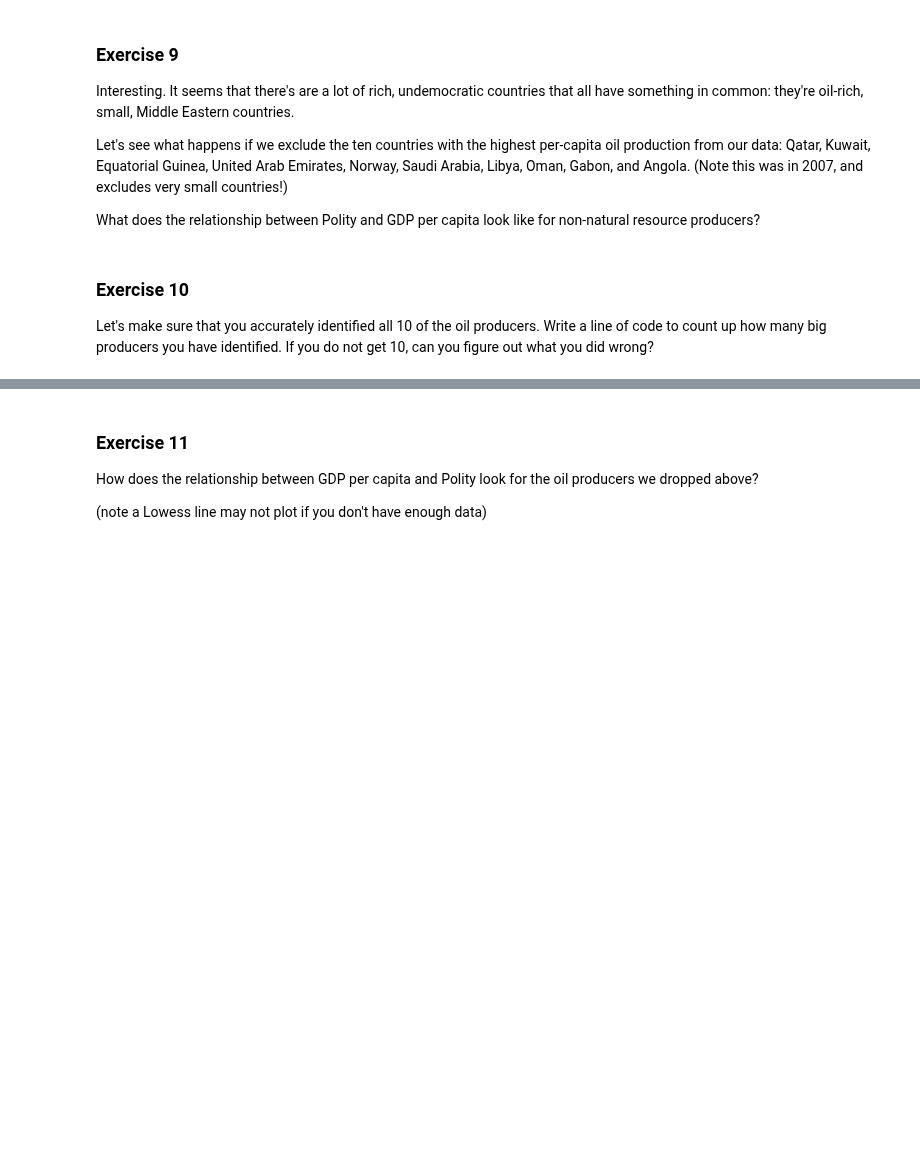
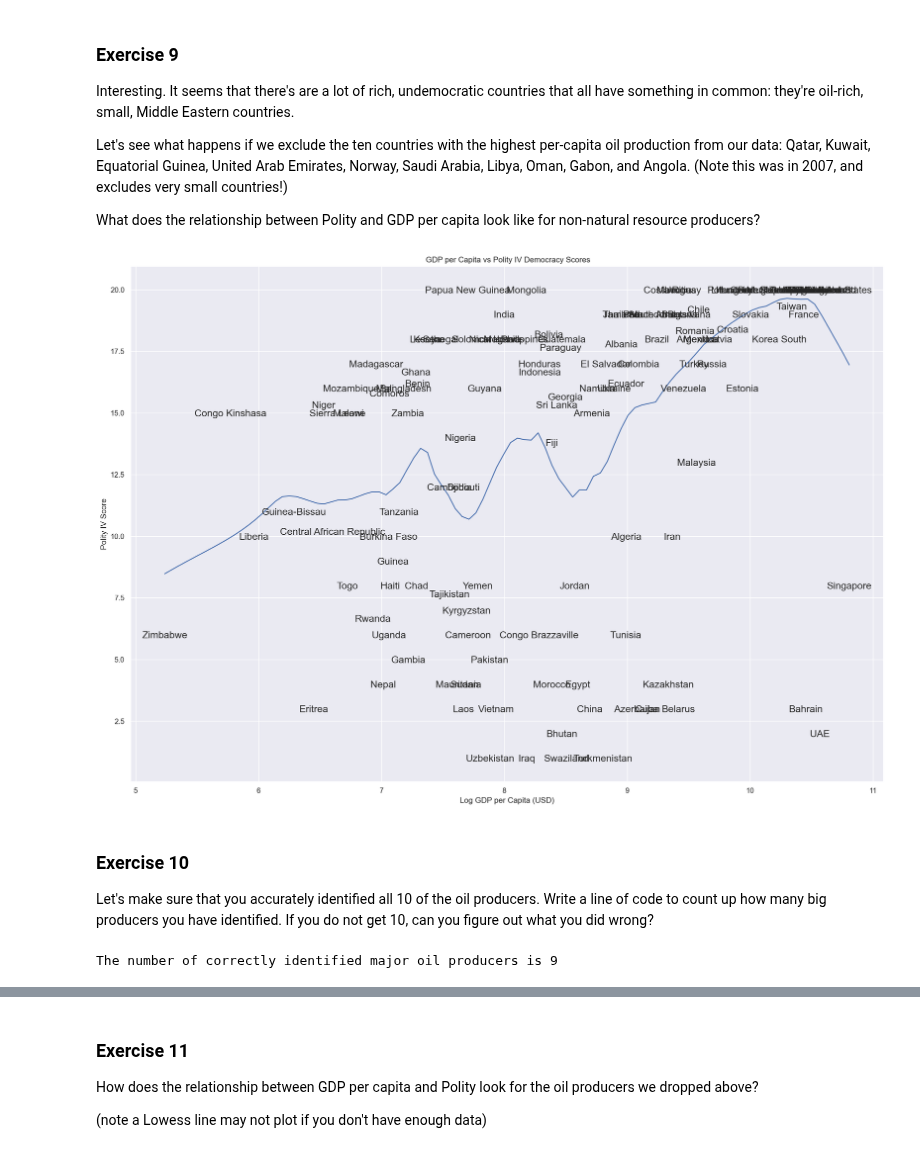
Before and after one commit to BarbaraPFloresRios/IDS720_PracticalDataScience, a Jupyter notebook: 20231026_ExercisePlottingPart2/Exercise_plotting_part2.ipynb, the cells around one changed output, grey strips where cells are left out. Cells and saved outputs as stored; diff of their text form; code cells hidden in the pictures; blank space fills up the shorter version.

```diff
--- a/20231026_ExercisePlottingPart2/Exercise_plotting_part2.ipynb
+++ b/20231026_ExercisePlottingPart2/Exercise_plotting_part2.ipynb
@@ -188,7 +200,45 @@ Interesting. It seems that there's are a lot of rich, undemocratic countries tha
 Let's see what happens if we exclude the ten countries with the highest per-capita oil production from our data: Qatar, Kuwait, Equatorial Guinea, United Arab Emirates, Norway, Saudi Arabia, Libya, Oman, Gabon, and Angola. (Note this was in 2007, and excludes very small countries!)
 
 What does the relationship between Polity and GDP per capita look like for non-natural resource producers?
+# %%
+excluded_countries = [
+    "Qatar",
+    "Kuwait",
+    "Equatorial Guinea",
+    "United Arab Emirates",
+    "Norway",
+    "Saudi Arabia",
+    "Libya",
+    "Oman",
+    "Gabon",
+    "Angola",
+]
+
+# We exclude the ten countries with the highest per-capita oil production.
+WDI["included_countries"] = WDI["country"].apply(lambda x: x not in excluded_countries)
+filtered_WDI = WDI[WDI["included_countries"] == True]
+# %%
+# We plot again
+(
+    so.Plot(filtered_WDI, x="log_gdppcap08", y="polityIV")
+    .add(so.Lines(), Lowess())
+    # .add(so.Dot())
+    .add(so.Text(fontsize=15), text="country")
+    .layout(size=(17, 12))
+    .label(
+        x="Log GDP per Capita (USD)",
+        y="Polity IV Score",
+        title=" GDP per Capita vs Polity IV Democracy Scores",
+    )
+)
+# %% [output]
+[figure, added]
 # %% [markdown]
 ### Exercise 10
 
 Let's make sure that you accurately identified all 10 of the oil producers. Write a line of code to count up how many big producers you have identified. If you do not get 10, can you figure out what you did wrong?
+# %%
+n = len(WDI[WDI["country"].isin(excluded_countries)])
+print(f"The number of correctly identified major oil producers is {n}")
+# %% [output]
+The number of correctly identified major oil producers is 9
```
Also changed, not shown: parts of 6 cells of this notebook.
